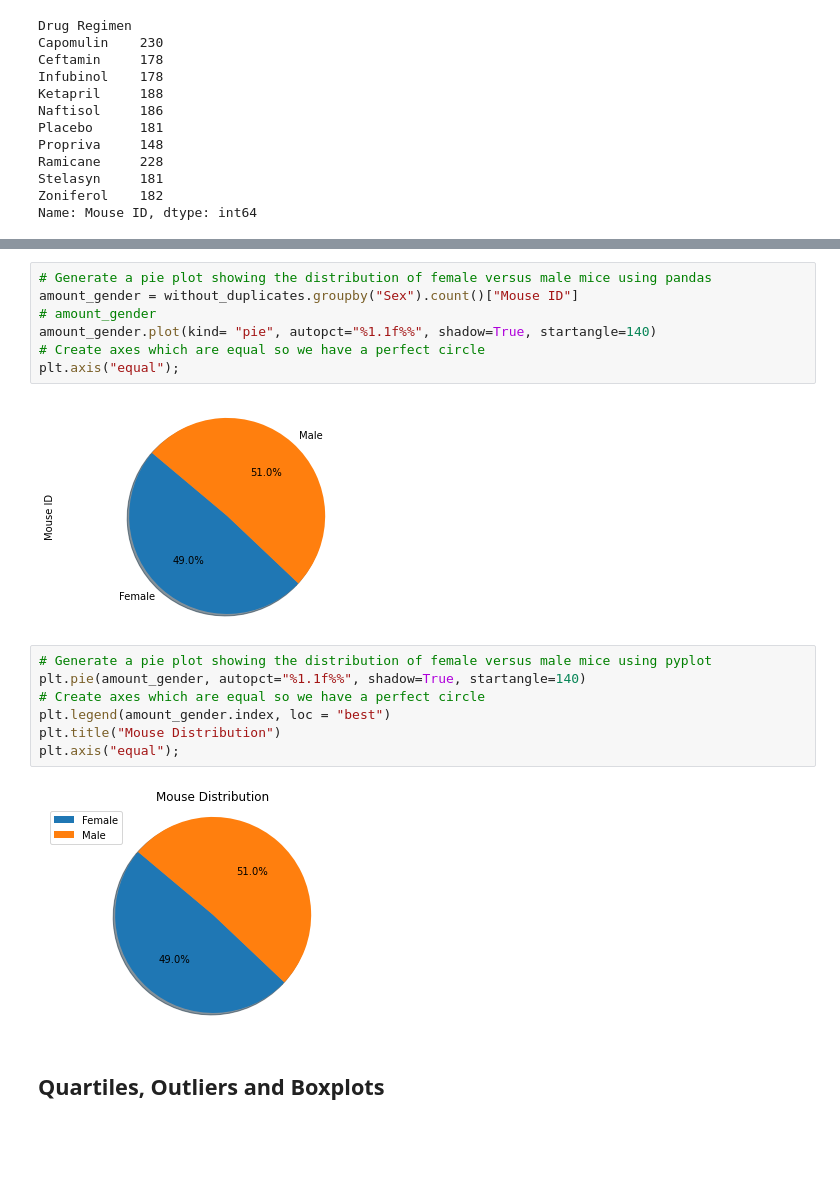
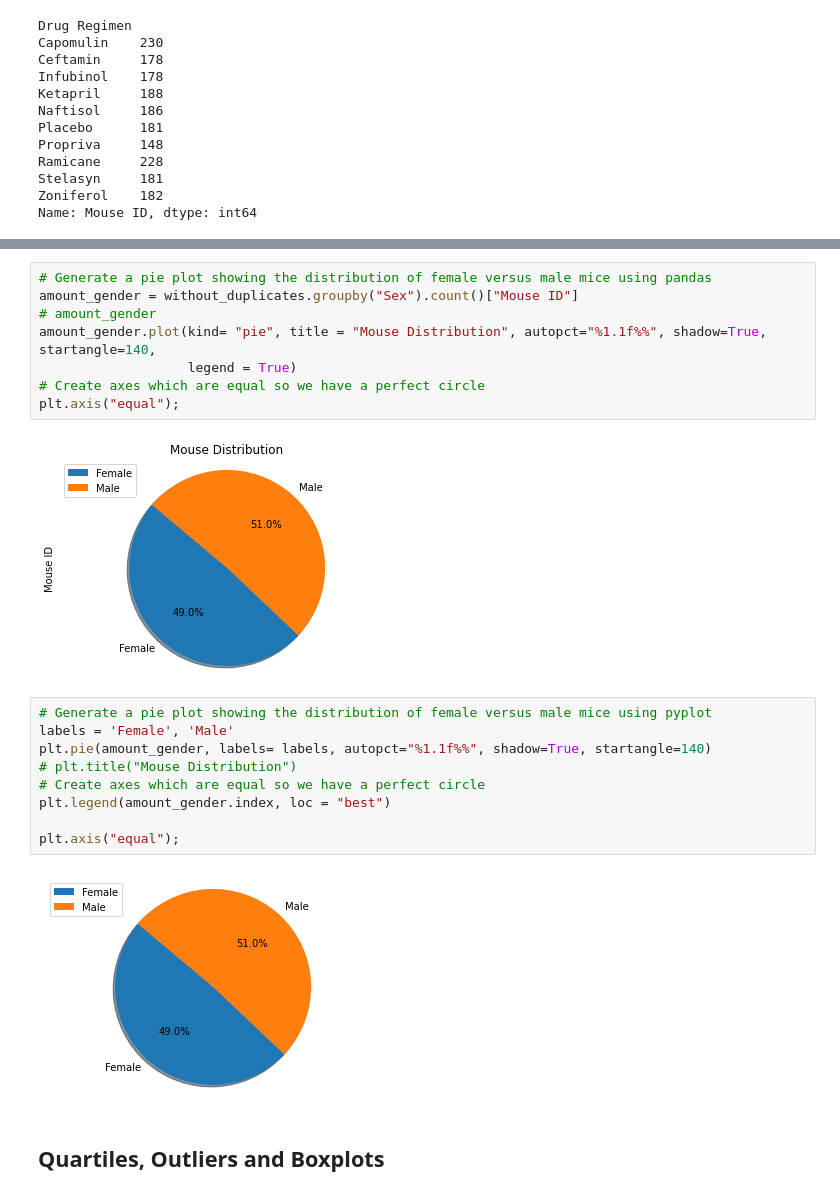
Before and after one commit to ryleenelson1397/matplotlib-challenge, a Jupyter notebook: Pymaceuticals/pymaceuticals_starter.ipynb, the cells around one changed output, grey strips where cells are left out. Saved outputs shown, nothing was run; the diff lists cells and outputs as text; blank space fills up the shorter version.

```diff
--- a/Pymaceuticals/pymaceuticals_starter.ipynb
+++ b/Pymaceuticals/pymaceuticals_starter.ipynb
@@ -170,21 +172,24 @@ plt.barh(regimen_count.index, regimen_count, color = "red")
 # %%
 # Generate a pie plot showing the distribution of female versus male mice using pandas
 amount_gender = without_duplicates.groupby("Sex").count()["Mouse ID"]
 # amount_gender
-amount_gender.plot(kind= "pie", autopct="%1.1f%%", shadow=True, startangle=140)
+amount_gender.plot(kind= "pie", title = "Mouse Distribution", autopct="%1.1f%%", shadow=True, startangle=140,
+                   legend = True)
 # Create axes which are equal so we have a perfect circle
 plt.axis("equal");
 # %% [output]
-[figure, old version]
+[figure, new version]
 # %%
 # Generate a pie plot showing the distribution of female versus male mice using pyplot
-plt.pie(amount_gender, autopct="%1.1f%%", shadow=True, startangle=140)
+labels = 'Female', 'Male'
+plt.pie(amount_gender, labels= labels, autopct="%1.1f%%", shadow=True, startangle=140)
+# plt.title("Mouse Distribution")
 # Create axes which are equal so we have a perfect circle
 plt.legend(amount_gender.index, loc = "best")
-plt.title("Mouse Distribution")
+
 plt.axis("equal");
 # %% [output]
-[figure, old version]
+[figure, new version]
 # %% [markdown]
 ## Quartiles, Outliers and Boxplots
 # %%
```
Also changed, not shown: parts of 6 cells of this notebook.
